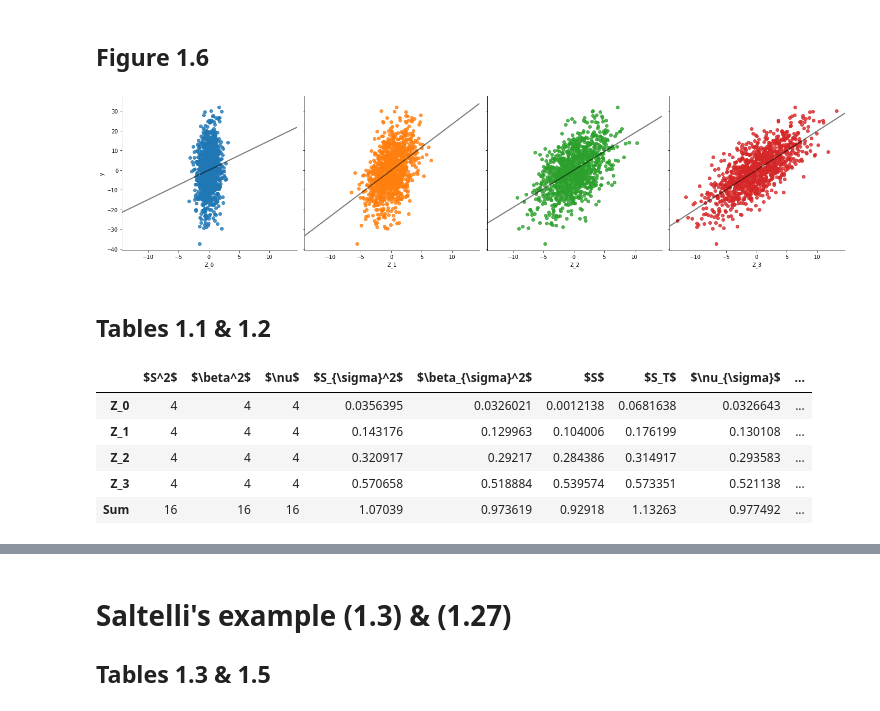
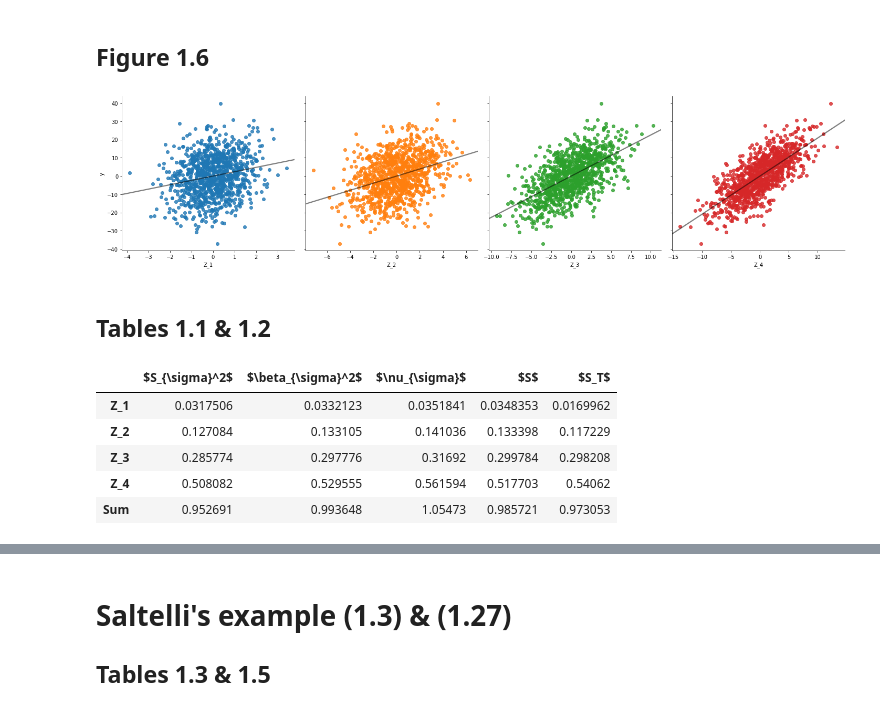
Before and after one commit to janmedlock/sensitivity_analysis, a Jupyter notebook: trivial_examples.ipynb, the cells around one changed output, grey strips where cells are left out. Saved outputs shown, nothing was run; the diff lists cells and outputs as text; code cells hidden in the pictures.

```diff
--- a/trivial_examples.ipynb
+++ b/trivial_examples.ipynb
@@ -8,32 +8,32 @@ from scipy import stats
 import sensitivity_analysis
 
 
-def model_full(Z_0, Z_1, Z_2, Z_3, Ω_0, Ω_1, Ω_2, Ω_3):
-    y = (Ω_0 * Z_0 + Ω_1 * Z_1 + Ω_2 * Z_2 + Ω_3 * Z_3)
+def model_full(Z_1, Z_2, Z_3, Z_4, Ω_1, Ω_2, Ω_3, Ω_4):
+    y = (Ω_1 * Z_1 + Ω_2 * Z_2 + Ω_3 * Z_3 + Ω_4 * Z_4)
     try:
         return y.rename('y')
     except AttributeError:
         return y
 
 
-def model_simple(Z_0, Z_1, Z_2, Z_3, Ω=2):
-    return model_full(Z_0, Z_1, Z_2, Z_3, Ω, Ω, Ω, Ω)
+def model_simple(Z_1, Z_2, Z_3, Z_4, Ω=2):
+    return model_full(Z_1, Z_2, Z_3, Z_4, Ω, Ω, Ω, Ω)
 
 
-Z = {f'Z_{i}': stats.norm(0, i + 1)
-     for i in range(4)}
-Ω = {f'Ω_{i}': stats.norm((i + 1) * 0.5, i + 1)
-     for i in range(4)}
+Z = {f'Z_{i}': stats.norm(0, i)
+     for i in range(1, 4 + 1)}
+Ω = {f'Ω_{i}': stats.norm(i * 0.5, i)
+     for i in range(1, 4 + 1)}
 parameters_simple = Z
 parameters_full = dict(**Z, **Ω)
 # %% [markdown]
 ## Figure 1.6
 # %%
-n_samples = 1000
-fg = sensitivity_analysis.scatterplots(
-    model_simple, parameters_simple, n_samples, sharex=True)
+fg = sensitivity_analysis.scatterplots(model_simple,
+                                       parameters_simple,
+                                       n_samples=1000)
 # %% [output]
-[figure, old version]
+[figure, new version]
 # %% [markdown]
 ## Tables 1.1 & 1.2
 # %%
@@ -53,39 +53,37 @@ def display_with_sums(table):
 def get_all_sensitivities(model, parameters, n_samples):
     '''Run all of the sensitivity methods.'''
     table = {}
-    sensitivity = sensitivity_analysis.sensitivity(
-        model, parameters, n_samples)
-    table[r'$S^2$'] = sensitivity ** 2
-    beta = sensitivity_analysis.linreg_coefficients(
-        model, parameters, n_samples)
-    table[r'$\beta^2$'] = beta ** 2
-    table[r'$\nu$'] = sensitivity_analysis.DGSM(
-        model, parameters, n_samples)
+    # sensitivity = sensitivity_analysis.sensitivity(
+    #     model, parameters, n_samples)
+    # table[r'$S^2$'] = sensitivity ** 2
+    # beta = sensitivity_analysis.linreg_coefficients(
+    #     model, parameters, n_samples)
+    # table[r'$\beta^2$'] = beta ** 2
+    # table[r'$\nu$'] = sensitivity_analysis.DGSM(
+    #     model, parameters, n_samples)
     sensitivity_sigma = sensitivity_analysis.sensitivity(
         model, parameters, n_samples, normalized=True)
     table[r'$S_{\sigma}^2$'] = sensitivity_sigma ** 2
     beta_sigma = sensitivity_analysis.linreg_coefficients(
         model, parameters, n_samples, normalized=True)
     table[r'$\beta_{\sigma}^2$'] = beta_sigma ** 2
+    table[r'$\nu_{\sigma}$'] = sensitivity_analysis.DGSM(
+        model, parameters, n_samples, normalized=True)
     (S, _, S_T, _) = sensitivity_analysis.Sobol_indexes(
         model, parameters, n_samples)
     table[r'$S$'] = S
     table[r'$S_T$'] = S_T
-    table[r'$\nu_{\sigma}$'] = sensitivity_analysis.DGSM(
-        model, parameters, n_samples, normalized=True)
-    rho_PR = sensitivity_analysis.PRCC(
-        model, parameters, n_samples)
-    table[r'$\rho_{\text{rank, partial}}^2$'] = rho_PR ** 2
     return pandas.DataFrame(table)
 
 
-n_samples = 1000
-table = get_all_sensitivities(model_simple, parameters_simple, n_samples)
+table = get_all_sensitivities(model_simple,
+                              parameters_simple,
+                              n_samples=1000)
 display_with_sums(table)
 # %% [output]
-|  | $S^2$ | $\beta^2$ | $\nu$ | $S_{\sigma}^2$ | $\beta_{\sigma}^2$ | $S$ | $S_T$ | $\nu_{\sigma}$ | ... |
-| Z_0 | 4 | 4 | 4 | 0.0356395 | 0.0326021 | 0.0012138 | 0.0681638 | 0.0326643 | ... |
-| Z_1 | 4 | 4 | 4 | 0.143176 | 0.129963 | 0.104006 | 0.176199 | 0.130108 | ... |
-| Z_2 | 4 | 4 | 4 | 0.320917 | 0.29217 | 0.284386 | 0.314917 | 0.293583 | ... |
-| Z_3 | 4 | 4 | 4 | 0.570658 | 0.518884 | 0.539574 | 0.573351 | 0.521138 | ... |
-| Sum | 16 | 16 | 16 | 1.07039 | 0.973619 | 0.92918 | 1.13263 | 0.977492 | ... |
+|  | $S_{\sigma}^2$ | $\beta_{\sigma}^2$ | $\nu_{\sigma}$ | $S$ | $S_T$ |
+| Z_1 | 0.0317506 | 0.0332123 | 0.0351841 | 0.0348353 | 0.0169962 |
+| Z_2 | 0.127084 | 0.133105 | 0.141036 | 0.133398 | 0.117229 |
+| Z_3 | 0.285774 | 0.297776 | 0.31692 | 0.299784 | 0.298208 |
+| Z_4 | 0.508082 | 0.529555 | 0.561594 | 0.517703 | 0.54062 |
+| Sum | 0.952691 | 0.993648 | 1.05473 | 0.985721 | 0.973053 |
```
Also changed, not shown: parts of 4 cells of this notebook.
